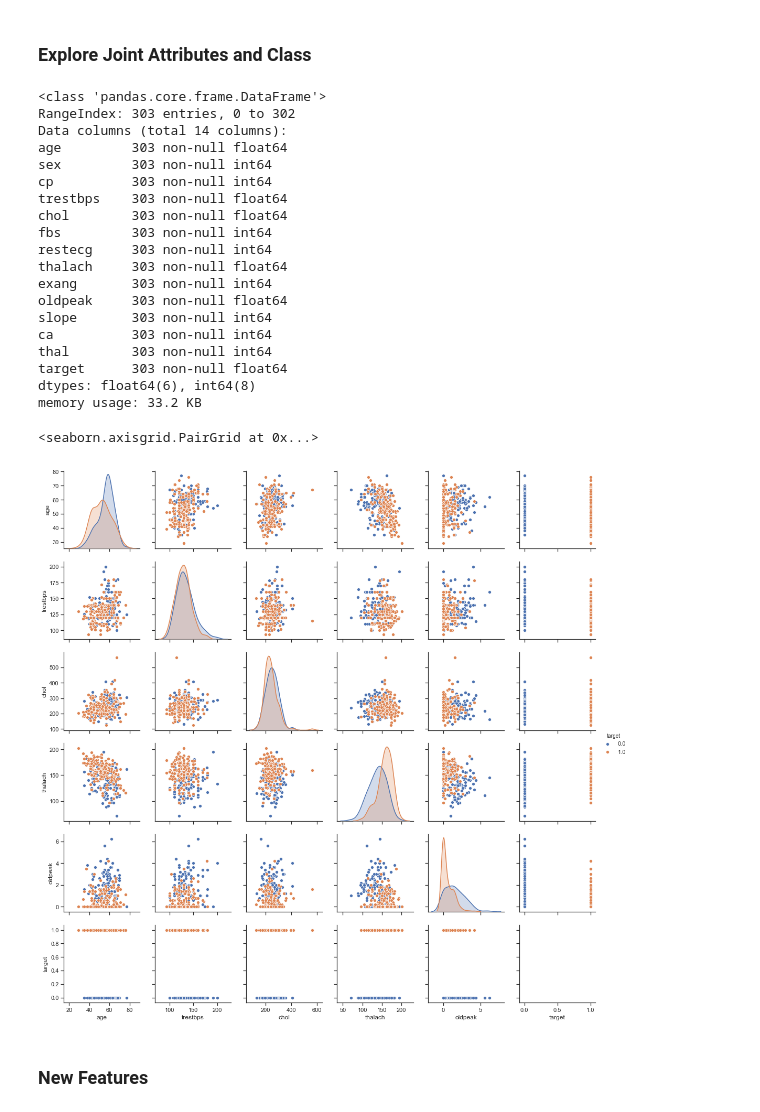
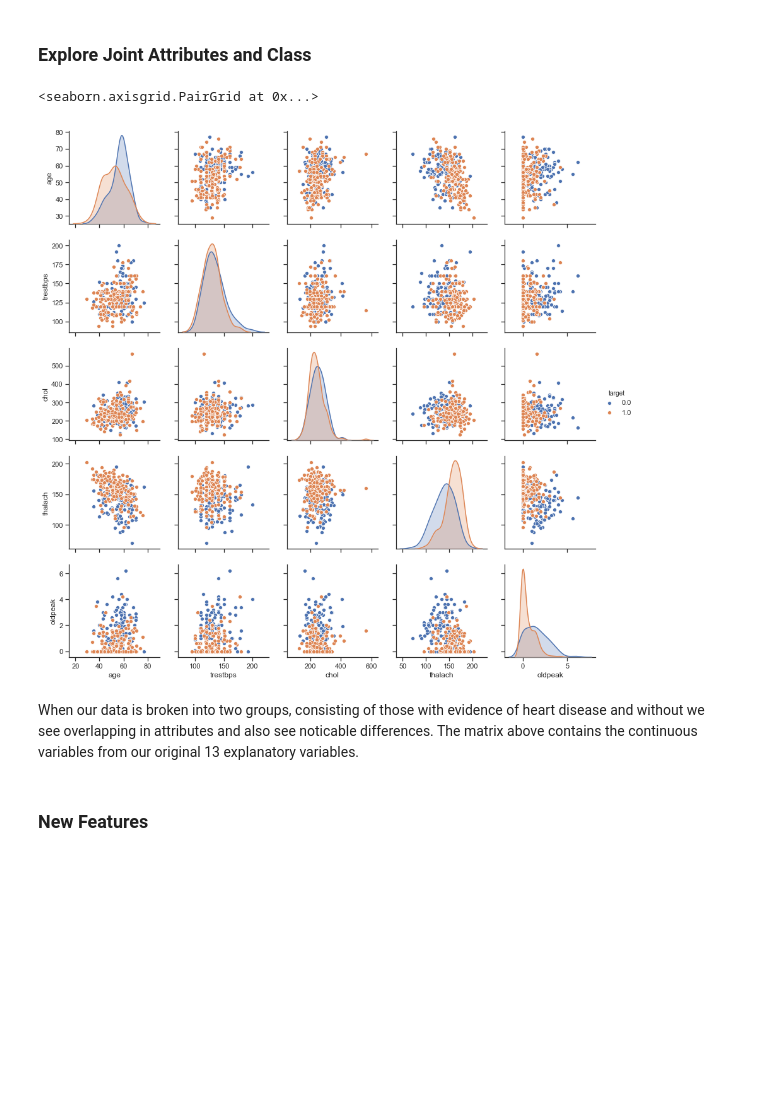
Before and after one commit to realdanielbyrne/Data_Mining_Labs, a Jupyter notebook: Lab1.ipynb, the cells around one changed output. Drawn from its saved outputs; the diff is of its cells as text; code cells hidden in the pictures; blank space fills up the shorter version.

Commit message:
Add files via upload
updated matrix

```diff
--- a/Lab1.ipynb
+++ b/Lab1.ipynb
@@ -181,34 +183,16 @@ plotdist(df)
 # %%
 
 #pull continuous numeric data
 continuous_features = ['age', 'trestbps', 'chol', 'thalach','oldpeak', 'target']
 
 #changing to type float
 df[continuous_features] = df[continuous_features].astype(np.float64)
-df.info()
 
-#matrix for continuous numeric data broken by heart disease presensem, 1= yes 0=no
+#matrix for continuous numeric data broken by heart disease presense, 1= yes 0=no
 sns.set(style="ticks")
-sns.pairplot(df[continuous_features], hue="target")
+sns.pairplot(df, vars=['age', 'trestbps', 'chol', 'thalach','oldpeak'], hue="target")
 # %% [output]
-<class 'pandas.core.frame.DataFrame'>
-RangeIndex: 303 entries, 0 to 302
-Data columns (total 14 columns):
-age         303 non-null float64
-sex         303 non-null int64
-cp          303 non-null int64
-trestbps    303 non-null float64
-chol        303 non-null float64
-fbs         303 non-null int64
-restecg     303 non-null int64
-thalach     303 non-null float64
-exang       303 non-null int64
-oldpeak     303 non-null float64
-slope       303 non-null int64
-ca          303 non-null int64
-thal        303 non-null int64
-target      303 non-null float64
-dtypes: float64(6), int64(8)
-memory usage: 33.2 KB
+<seaborn.axisgrid.PairGrid at 0x...>
-<seaborn.axisgrid.PairGrid at 0x...>
-[figure, old version]
+[figure, new version]
+# %% [markdown]
+When our data is broken into two groups, consisting of those with evidence of heart disease and without we see overlapping in attributes and also see noticable differences. The matrix above contains the continuous variables from our original 13 explanatory variables.
```
Also changed, not shown: parts of 2 cells of this notebook.
